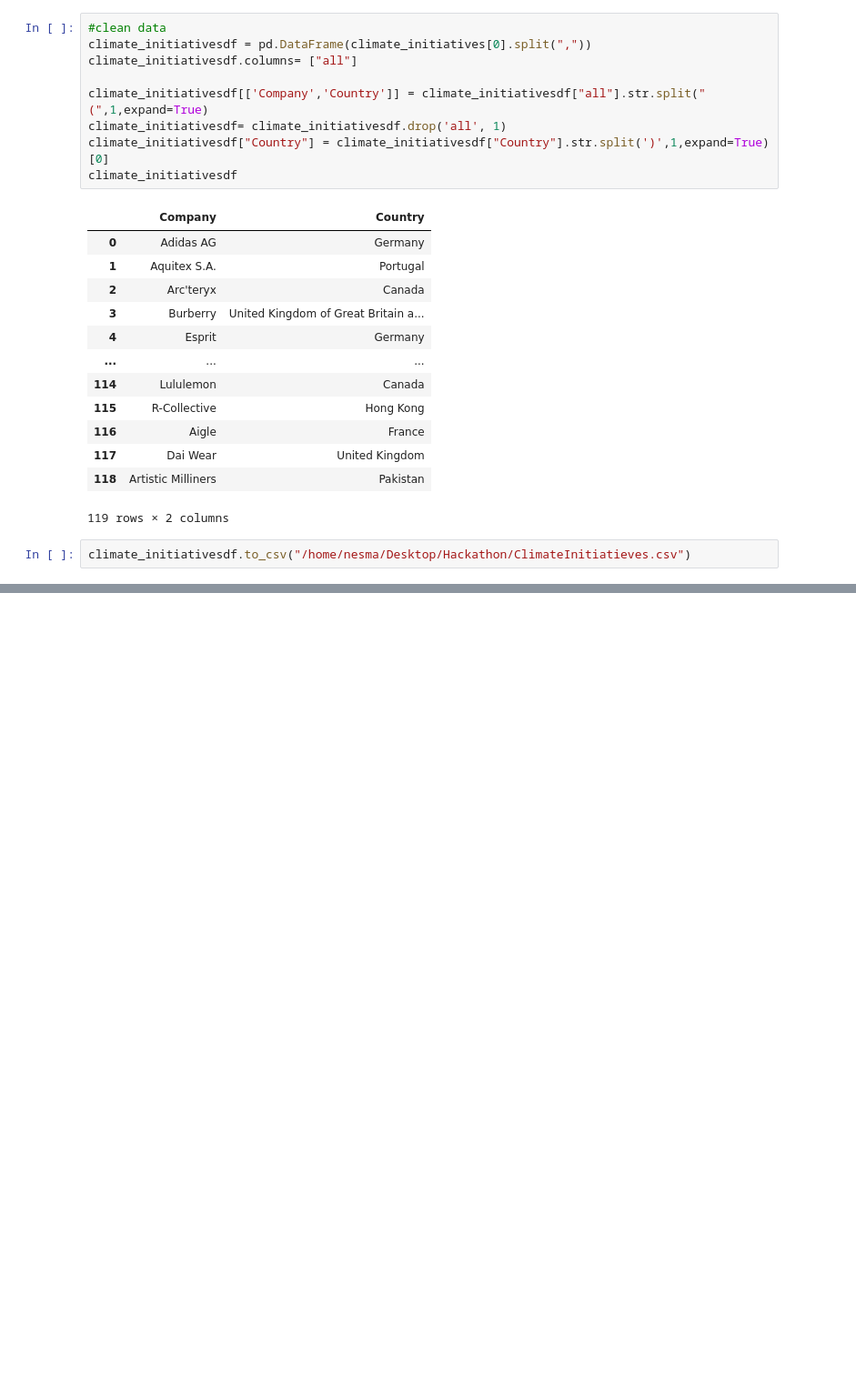
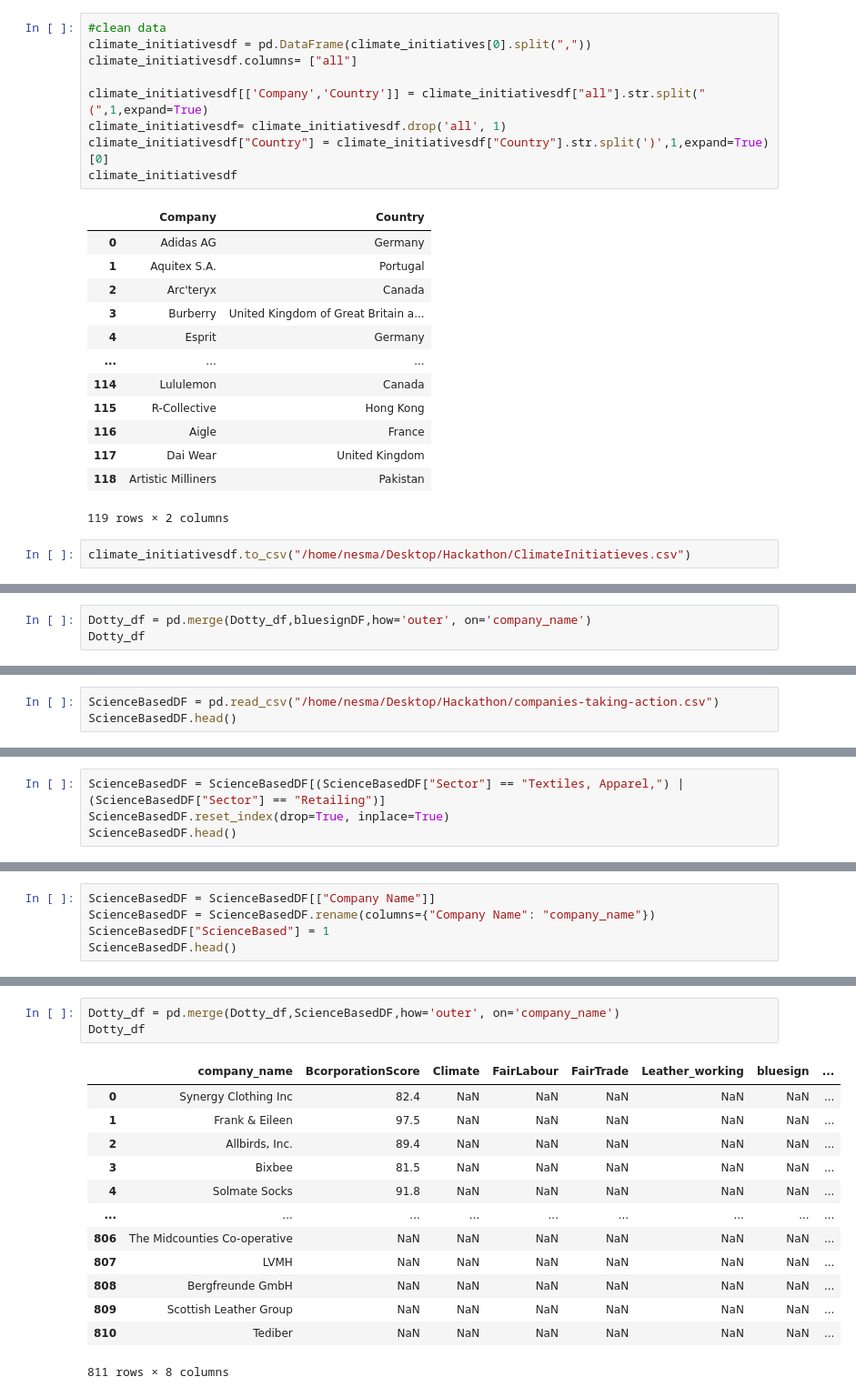
Before and after one commit to nesmaAlmoazamy/BaseCamp, a Jupyter notebook: DataCamp.ipynb, the cells around one changed output, grey strips where cells are left out. Shown at 91% size. Drawn from its saved outputs; the diff is of its cells as text; blank space fills up the shorter version.

```diff
--- a/DataCamp.ipynb
+++ b/DataCamp.ipynb
@@ -135,0 +352,3 @@ climate_initiativesdf.to_csv("/home/nesma/Desktop/Hackathon/ClimateInitiatieves.
+# %%
+Dotty_df = pd.merge(Dotty_df,bluesignDF,how='outer', on='company_name')
+Dotty_df
@@ -135,0 +369,3 @@ climate_initiativesdf.to_csv("/home/nesma/Desktop/Hackathon/ClimateInitiatieves.
+# %%
+ScienceBasedDF = pd.read_csv("/home/nesma/Desktop/Hackathon/companies-taking-action.csv")
+ScienceBasedDF.head()
@@ -135,0 +379,4 @@ climate_initiativesdf.to_csv("/home/nesma/Desktop/Hackathon/ClimateInitiatieves.
+# %%
+ScienceBasedDF = ScienceBasedDF[(ScienceBasedDF["Sector"] == "Textiles, Apparel,") | (ScienceBasedDF["Sector"] == "Retailing")]
+ScienceBasedDF.reset_index(drop=True, inplace=True)
+ScienceBasedDF.head()
@@ -135,0 +390,5 @@ climate_initiativesdf.to_csv("/home/nesma/Desktop/Hackathon/ClimateInitiatieves.
+# %%
+ScienceBasedDF = ScienceBasedDF[["Company Name"]]
+ScienceBasedDF = ScienceBasedDF.rename(columns={"Company Name": "company_name"})
+ScienceBasedDF["ScienceBased"] = 1
+ScienceBasedDF.head()
@@ -135,0 +402,17 @@ climate_initiativesdf.to_csv("/home/nesma/Desktop/Hackathon/ClimateInitiatieves.
+# %%
+Dotty_df = pd.merge(Dotty_df,ScienceBasedDF,how='outer', on='company_name')
+Dotty_df
+# %% [output]
+|  | company_name | BcorporationScore | Climate | FairLabour | FairTrade | Leather_working | bluesign | ... |
+| 0 | Synergy Clothing Inc | 82.4 | NaN | NaN | NaN | NaN | NaN | ... |
+| 1 | Frank & Eileen | 97.5 | NaN | NaN | NaN | NaN | NaN | ... |
+| 2 | Allbirds, Inc. | 89.4 | NaN | NaN | NaN | NaN | NaN | ... |
+| 3 | Bixbee | 81.5 | NaN | NaN | NaN | NaN | NaN | ... |
+| 4 | Solmate Socks | 91.8 | NaN | NaN | NaN | NaN | NaN | ... |
+| ... | ... | ... | ... | ... | ... | ... | ... | ... |
+| 806 | The Midcounties Co-operative | NaN | NaN | NaN | NaN | NaN | NaN | ... |
+| 807 | LVMH | NaN | NaN | NaN | NaN | NaN | NaN | ... |
+| 808 | Bergfreunde GmbH | NaN | NaN | NaN | NaN | NaN | NaN | ... |
+| 809 | Scottish Leather Group | NaN | NaN | NaN | NaN | NaN | NaN | ... |
+| 810 | Tediber | NaN | NaN | NaN | NaN | NaN | NaN | ... |
+811 rows × 8 columns
```
Also changed, not shown: parts of 60 cells of this notebook, 9 other files.
